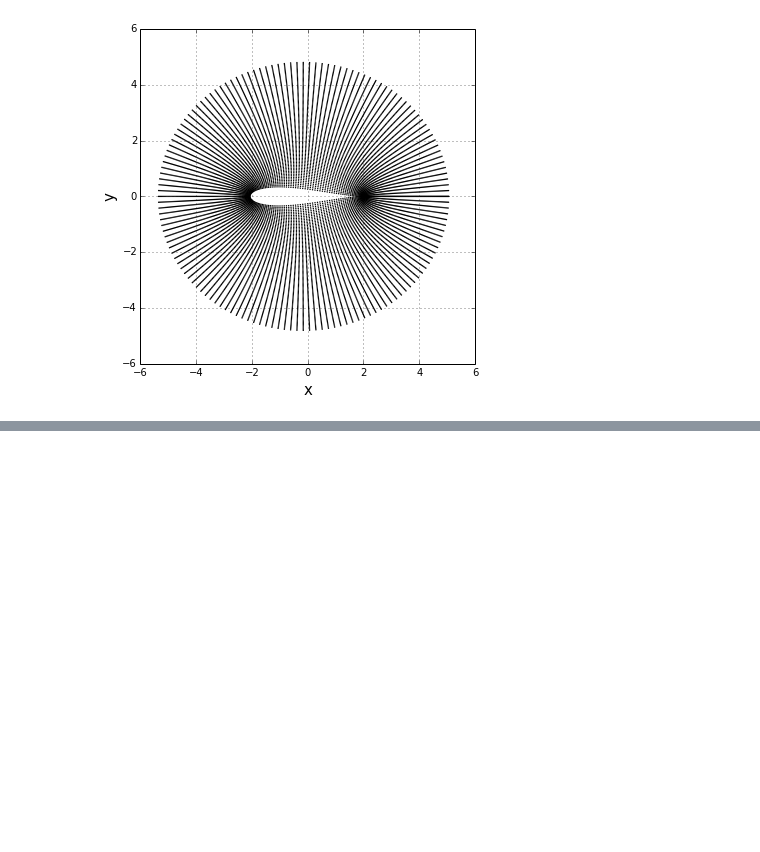
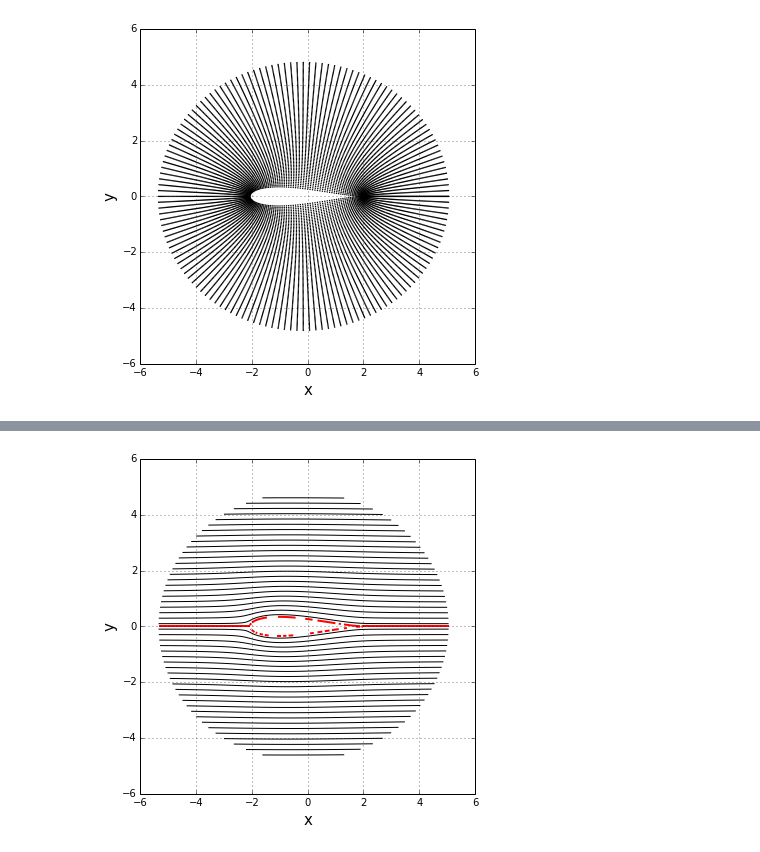
Before and after one commit to engamohd/AeroPython, a Jupyter notebook: my_codes/JT_cylindrical_mesh.ipynb, the cells around one changed output, grey strips where cells are left out. Saved outputs shown, nothing was run; the diff lists cells and outputs as text; code cells hidden in the pictures; blank space fills up the shorter version.

```diff
--- a/my_codes/JT_cylindrical_mesh.ipynb
+++ b/my_codes/JT_cylindrical_mesh.ipynb
@@ -65,0 +113,21 @@ pyplot.scatter(X_z,Y_z,s=2, color='k', marker='o', linewidth=0);
+# %%
+#Now plotting the potential lines using contour()
+pyplot.figure(figsize=(6,6))      #set plot size
+pyplot.axis('equal')
+pyplot.grid(True)                  #plot the grid
+pyplot.xlim(-6, 6)        #set x-lim
+pyplot.ylim(-6, 6)        #set y-lim
+
+pyplot.xlabel('x', fontsize=15)    #set x-label
+pyplot.ylabel('y', fontsize=15)    #set y-label
+
+levels = numpy.linspace(numpy.min(psi), numpy.max(psi), 50)
+
+#pyplot.contour(X_z, Y_z, psi, levels)
+pyplot.contour(X_z, Y_z, psi, levels, colors='k', linewidths=1, linestyles='solid');
+pyplot.contour(X_z, Y_z, psi,levels=[0], colors='r', linewidths=2, linestyles='solid');
+
+#cb=pyplot.colorbar(shrink=0.8)
+#cb.set_ticks(numpy.linspace(numpy.min(psi), numpy.max(psi), 15));
+# %% [output]
+[figure, added]
```
Also changed, not shown: parts of 4 cells of this notebook, 1 other file.
